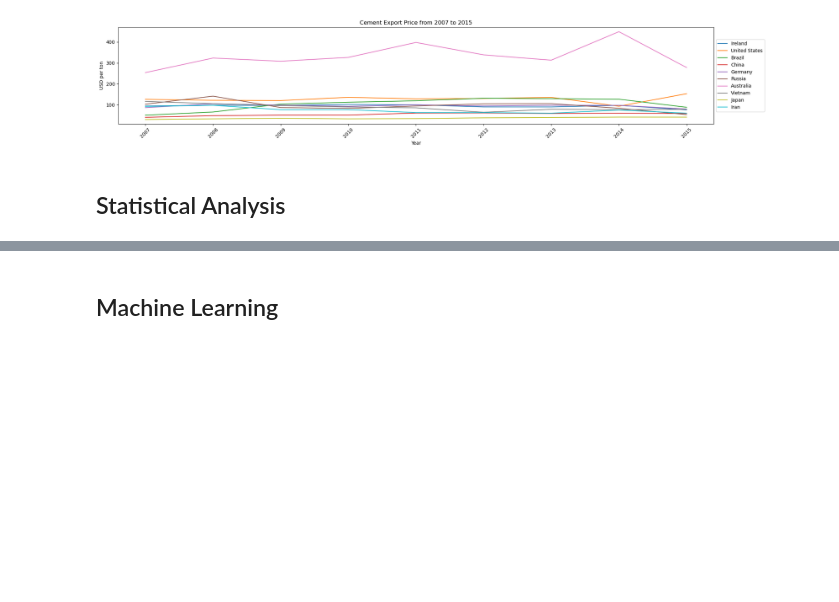
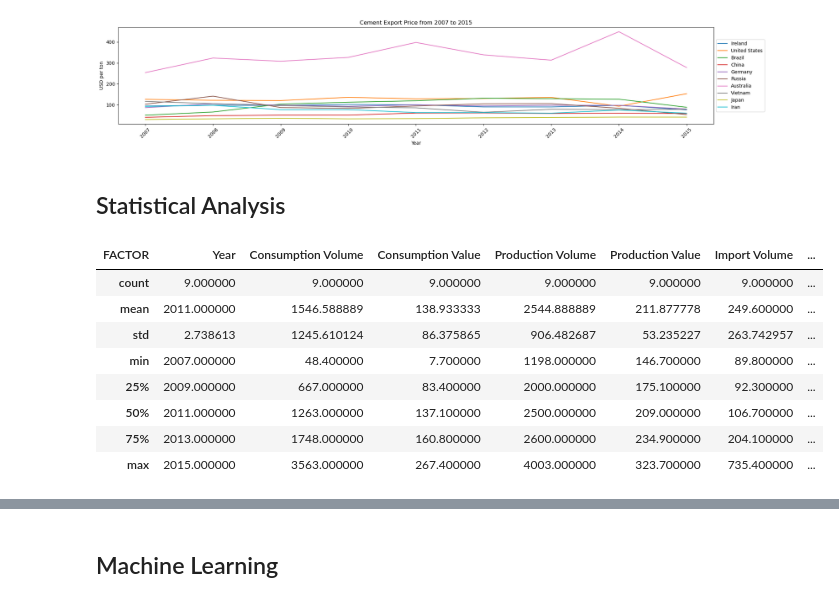
Before and after one commit to ASM2023063/mscda-20231-ca2, a Jupyter notebook: 2023063_ca2_notebook1.ipynb, the cells around one changed output, grey strips where cells are left out. Cells and saved outputs as stored; diff of their text form; code cells hidden in the pictures; blank space fills up the shorter version.

```diff
--- a/2023063_ca2_notebook1.ipynb
+++ b/2023063_ca2_notebook1.ipynb
@@ -422,3 +477,15 @@ plt.show()
 [figure]
 # %% [markdown]
 ## Statistical Analysis
+# %%
+ireland_cement.describe()
+# %% [output]
+| FACTOR | Year | Consumption Volume | Consumption Value | Production Volume | Production Value | Import Volume | ... |
+| count | 9.000000 | 9.000000 | 9.000000 | 9.000000 | 9.000000 | 9.000000 | ... |
+| mean | 2011.000000 | 1546.588889 | 138.933333 | 2544.888889 | 211.877778 | 249.600000 | ... |
+| std | 2.738613 | 1245.610124 | 86.375865 | 906.482687 | 53.235227 | 263.742957 | ... |
+| min | 2007.000000 | 48.400000 | 7.700000 | 1198.000000 | 146.700000 | 89.800000 | ... |
+| 25% | 2009.000000 | 667.000000 | 83.400000 | 2000.000000 | 175.100000 | 92.300000 | ... |
+| 50% | 2011.000000 | 1263.000000 | 137.100000 | 2500.000000 | 209.000000 | 106.700000 | ... |
+| 75% | 2013.000000 | 1748.000000 | 160.800000 | 2600.000000 | 234.900000 | 204.100000 | ... |
+| max | 2015.000000 | 3563.000000 | 267.400000 | 4003.000000 | 323.700000 | 735.400000 | ... |
```
Also changed, not shown: parts of 22 cells of this notebook.
